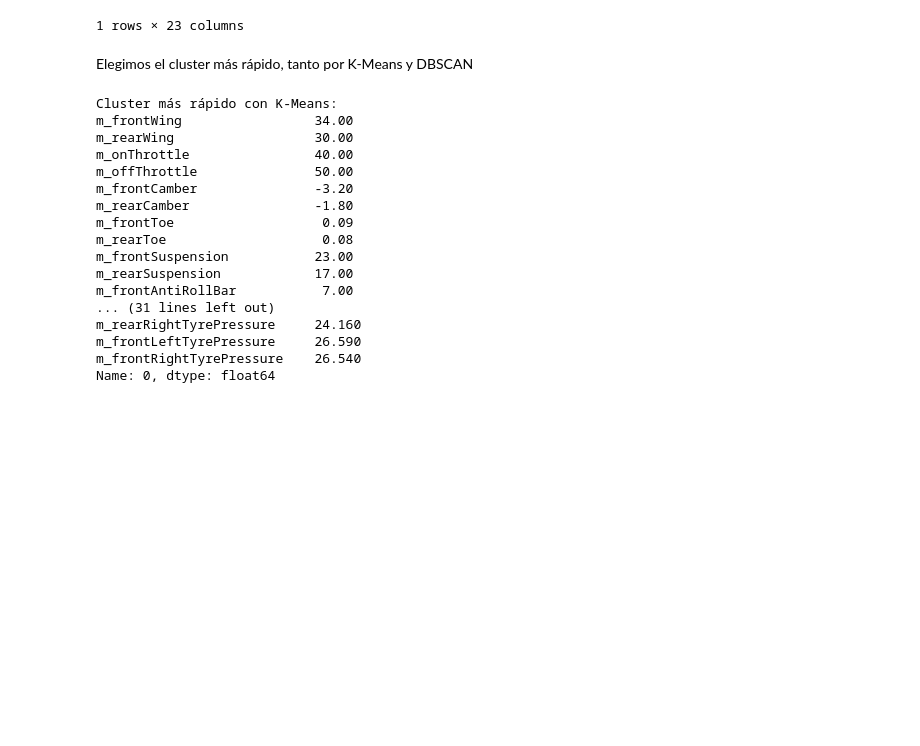
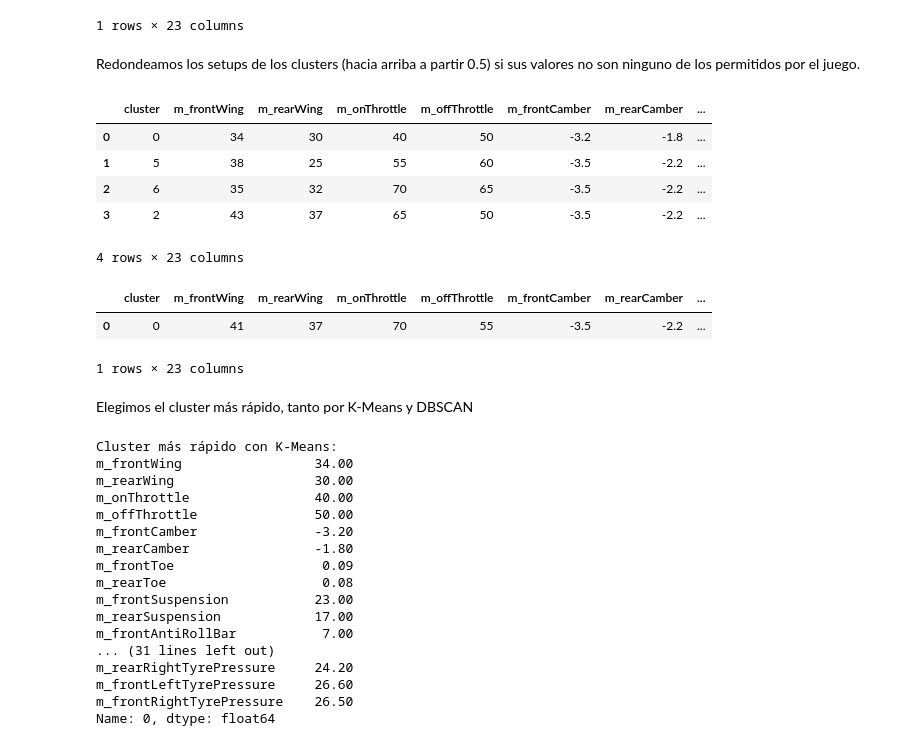
Before and after one commit to dbsDevelops/f1-24-setup-recommender, a Jupyter notebook: recommender/01_kmeans_and_dbscan_clustering_based_recommender.ipynb, the cells around one changed output. Cells and saved outputs as stored; diff of their text form; code cells hidden in the pictures; blank space fills up the shorter version.

```diff
--- a/recommender/01_kmeans_and_dbscan_clustering_based_recommender.ipynb
+++ b/recommender/01_kmeans_and_dbscan_clustering_based_recommender.ipynb
@@ -182,15 +182,81 @@ Usando 1 centroides rápidos como referencia para DBSCAN.
 |  | cluster | m_frontWing | m_rearWing | m_onThrottle | m_offThrottle | m_frontCamber | m_rearCamber | ... |
 | 0 | 0 | 41.3 | 36.8 | 69.5 | 54.0 | -3.47 | -2.2 | ... |
 1 rows × 23 columns
+# %% [markdown]
+Redondeamos los setups de los clusters (hacia arriba a partir 0.5) si sus valores no son ninguno de los permitidos por el juego.
+# %%
+import numpy as np
+import pandas as pd
+
+# Tabla con las reglas oficiales del simulador
+SETUP_RULES = {
+    "m_frontWing":            {"min": 0,    "max": 50,   "step": 1},
+    "m_rearWing":             {"min": 0,    "max": 50,   "step": 1},
+    "m_onThrottle":           {"min": 10,   "max": 100,  "step": 5},
+    "m_offThrottle":          {"min": 10,   "max": 100,  "step": 5},
+    "m_frontCamber":          {"min": -3.5, "max": -2.5, "step": 0.1},
+    "m_rearCamber":           {"min": -2.2, "max": -0.7, "step": 0.1},
+    "m_frontToe":             {"min": 0.00, "max": 0.50, "step": 0.01},
+    "m_rearToe":              {"min": 0.00, "max": 0.50, "step": 0.01},
+    "m_frontSuspension":      {"min": 1,    "max": 41,   "step": 1},
+    "m_rearSuspension":       {"min": 1,    "max": 41,   "step": 1},
+    "m_frontAntiRollBar":     {"min": 1,    "max": 21,   "step": 1},
+    "m_rearAntiRollBar":      {"min": 1,    "max": 21,   "step": 1},
+    "m_frontSuspensionHeight":{"min": 10,   "max": 40,   "step": 1},
+    "m_rearSuspensionHeight": {"min": 40,   "max": 100,  "step": 1},
+    "m_brakePressure":        {"min": 80,   "max": 100,  "step": 1},
+    "m_brakeBias":            {"min": 50,   "max": 70,   "step": 1},
+    "m_engineBraking":        {"min": 0,    "max": 100,  "step": 10},
+    "m_rearLeftTyrePressure": {"min": 20.5, "max": 26.5, "step": 0.1},
+    "m_rearRightTyrePressure":{"min": 20.5, "max": 26.5, "step": 0.1},
+    "m_frontLeftTyrePressure":{"min": 22.5, "max": 29.5, "step": 0.1},
+    "m_frontRightTyrePressure":{"min": 22.5,"max": 29.5, "step": 0.1},
+}
+
+def _quantize(value, low, high, step):
+    """Recorta y redondea un valor al múltiplo de `step` más cercano dentro [low, high]."""
+    value = np.clip(value, low, high)
+    q = round((value - low) / step) * step + low
+    # Ajuste de precisión: nº de decimales según el paso
+    decimals = len(str(step).split(".")[1]) if isinstance(step, float) and "." in str(step) else 0
+    return round(q, decimals)
+
+def enforce_setup_rules(df: pd.DataFrame, rules=SETUP_RULES) -> pd.DataFrame:
+    """Devuelve una copia de `df` con todos los parámetros cuantizados y válidos."""
+    df_valid = df.copy()
+    for col, spec in rules.items():
+        if col in df_valid.columns:
+            df_valid[col] = df_valid[col].apply(
+                lambda x: _quantize(x, spec["min"], spec["max"], spec["step"])
+            )
+    return df_valid
+
+# Forzamos los valores válidos
+fast_valid_kmeans_centroids  = enforce_setup_rules(fast_kmeans_centroids)
+fast_valid_dbscan_centroids  = enforce_setup_rules(fast_dbscan_centroids)
+
+# Mostramos los centroides
+display(fast_valid_kmeans_centroids.head())
+display(fast_valid_dbscan_centroids.head())
+# %% [output]
+|  | cluster | m_frontWing | m_rearWing | m_onThrottle | m_offThrottle | m_frontCamber | m_rearCamber | ... |
+| 0 | 0 | 34 | 30 | 40 | 50 | -3.2 | -1.8 | ... |
+| 1 | 5 | 38 | 25 | 55 | 60 | -3.5 | -2.2 | ... |
+| 2 | 6 | 35 | 32 | 70 | 65 | -3.5 | -2.2 | ... |
+| 3 | 2 | 43 | 37 | 65 | 50 | -3.5 | -2.2 | ... |
+4 rows × 23 columns
+|  | cluster | m_frontWing | m_rearWing | m_onThrottle | m_offThrottle | m_frontCamber | m_rearCamber | ... |
+| 0 | 0 | 41 | 37 | 70 | 55 | -3.5 | -2.2 | ... |
+1 rows × 23 columns
 # %% [markdown]
 Elegimos el cluster más rápido, tanto por K-Means y DBSCAN
 # %%
-fastest_kmeans_centroid = fast_kmeans_centroids.loc[fast_kmeans_centroids["lapTime"].idxmin()]
+fastest_kmeans_centroid = fast_valid_kmeans_centroids.loc[fast_valid_kmeans_centroids["lapTime"].idxmin()]
 fastest_kmeans_centroid = fastest_kmeans_centroid.drop(["cluster", "lapTime"])
 print("Cluster más rápido con K-Means:")
 print(fastest_kmeans_centroid)
 
-fastest_dbscan_centroid = fast_dbscan_centroids.loc[fast_dbscan_centroids["lapTime"].idxmin()]
+fastest_dbscan_centroid = fast_valid_dbscan_centroids.loc[fast_valid_dbscan_centroids["lapTime"].idxmin()]
 fastest_dbscan_centroid = fastest_dbscan_centroid.drop(["cluster", "lapTime"])
 print("\nCluster más rápido con DBSCAN:")
 print(fastest_dbscan_centroid)
@@ -208,7 +274,7 @@ m_frontSuspension           23.00
 m_rearSuspension            17.00
 m_frontAntiRollBar           7.00
 ... (31 lines left out)
-m_rearRightTyrePressure     24.160
-m_frontLeftTyrePressure     26.590
-m_frontRightTyrePressure    26.540
+m_rearRightTyrePressure     24.20
+m_frontLeftTyrePressure     26.60
+m_frontRightTyrePressure    26.50
 Name: 0, dtype: float64
```
Also changed, not shown: parts of 1 cell of this notebook, 3 other files.
